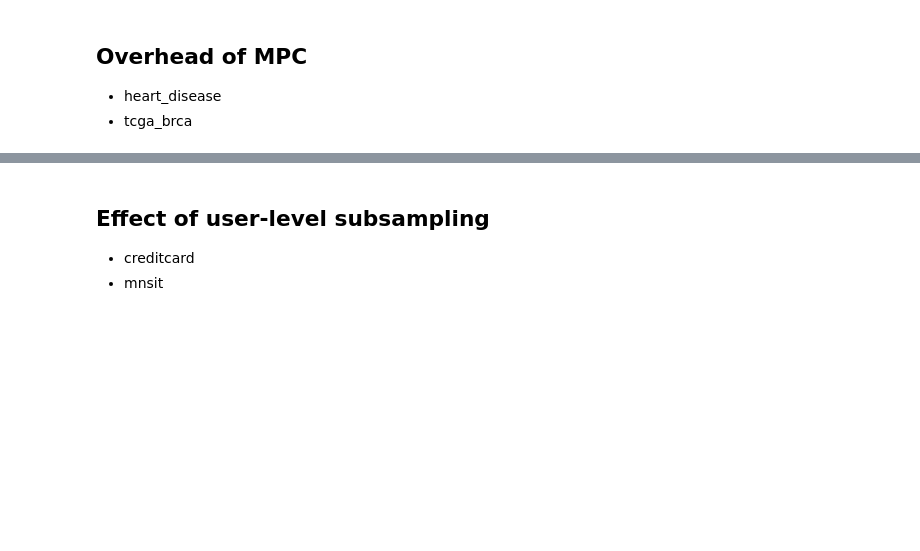
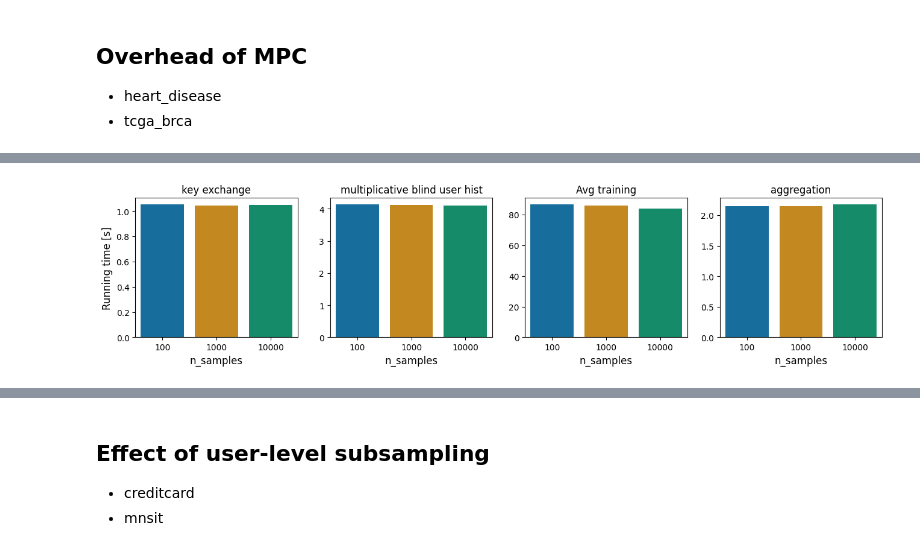
Before and after one commit to FumiyukiKato/uldp-fl, a Jupyter notebook: exp/exp_results.ipynb, the cells around one changed output, grey strips where cells are left out. Saved outputs shown, nothing was run; the diff lists cells and outputs as text; code cells hidden in the pictures; blank space fills up the shorter version.

```diff
--- a/exp/exp_results.ipynb
+++ b/exp/exp_results.ipynb
@@ -338,0 +510,44 @@ KeyError: 'time'
+# %%
+# For n_samples
+
+n_samples_time_results = {"time": [], "kind": [], "n_samples": []}
+n_samples_list = [100, 1000, 10000]
+key_exchnage_list = [1.051577091217041, 1.0447149276733398, 1.0501000881195068]
+multiplicative_blind_user_hist_list = [4.12992000579834, 4.114915132522583, 4.100116968154907]
+training_silo_list = [[85.44185900688171, 84.4896731376648, 89.13435697555542], [86.59528112411499, 83.68200397491455, 86.97076797485352], [85.51134705543518, 94.669105052948, 71.39624691009521]]
+aggregation_list = [2.1517958641052246, 2.145372152328491, 2.1742188930511475]
+
+
+for i in range(len(n_samples_list)):
+    n_samples_time_results['time'].append(key_exchnage_list[i])
+    n_samples_time_results['kind'].append('key exchange')
+    n_samples_time_results['n_samples'].append(n_samples_list[i])
+
+    n_samples_time_results['time'].append(multiplicative_blind_user_hist_list[i])
+    n_samples_time_results['kind'].append('multiplicative blind user hist')
+    n_samples_time_results['n_samples'].append(n_samples_list[i])
+
+    n_samples_time_results['time'].append(sum(training_silo_list[i])/len(training_silo_list[i]))
+    n_samples_time_results['kind'].append('Avg training')
+    n_samples_time_results['n_samples'].append(n_samples_list[i])
+
+    n_samples_time_results['time'].append(aggregation_list[i])
+    n_samples_time_results['kind'].append('aggregation')
+    n_samples_time_results['n_samples'].append(n_samples_list[i])
+
+
+kinds = ["key exchange", "multiplicative blind user hist", "Avg training", "aggregation"]
+
+fig, axes = plt.subplots(1, len(kinds), figsize=(len(kinds)*4, 3))
+for j, kind in enumerate(kinds):
+    times = [n_samples_time_results['time'][i] for i in range(len(n_samples_time_results['kind'])) if n_samples_time_results['kind'][i] == kind]
+    n_samples = [n_samples_time_results['n_samples'][i] for i in range(len(n_samples_time_results['kind'])) if n_samples_time_results['kind'][i] == kind]
+
+    sns.barplot(x=n_samples, y=times, palette="colorblind", ax=axes[j])
+    axes[j].set_xlabel("n_samples", fontsize=12)
+    if j == 0:
+        axes[j].set_ylabel("Running time [s]", fontsize=12)
+    axes[j].set_title(f"{kind}", fontsize=12)
+plt.show()
+# %% [output]
+[figure, added]
```
Also changed, not shown: parts of 14 cells of this notebook, 12 other files.
